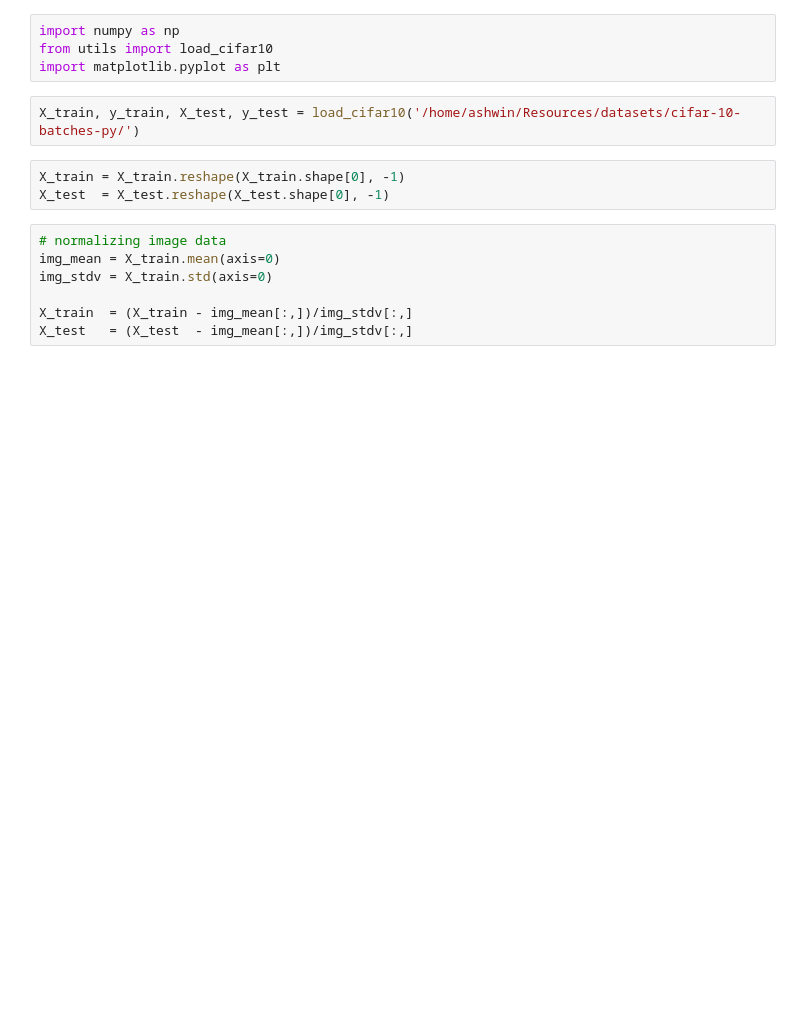
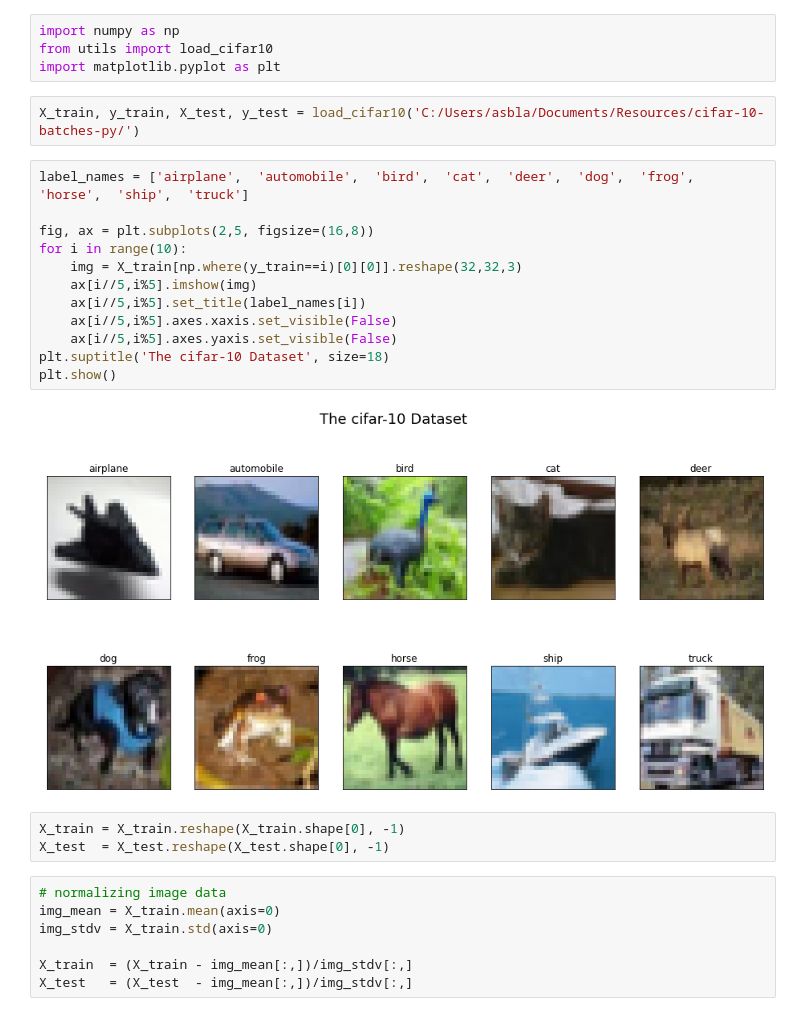
Before and after one commit to L-ashwin/learning-dl, a Jupyter notebook: Vision-Stanford/linearClassifier.ipynb, the cells around one changed output. Cells and saved outputs as stored; diff of their text form; blank space fills up the shorter version.

```diff
--- a/Vision-Stanford/linearClassifier.ipynb
+++ b/Vision-Stanford/linearClassifier.ipynb
@@ -3,7 +6,21 @@ import numpy as np
 from utils import load_cifar10
 import matplotlib.pyplot as plt
 # %%
-X_train, y_train, X_test, y_test = load_cifar10('/home/ashwin/Resources/datasets/cifar-10-batches-py/')
+X_train, y_train, X_test, y_test = load_cifar10('C:/Users/asbla/Documents/Resources/cifar-10-batches-py/')
+# %%
+label_names = ['airplane',  'automobile',  'bird',  'cat',  'deer',  'dog',  'frog',  'horse',  'ship',  'truck']
+
+fig, ax = plt.subplots(2,5, figsize=(16,8))
+for i in range(10):
+    img = X_train[np.where(y_train==i)[0][0]].reshape(32,32,3)
+    ax[i//5,i%5].imshow(img)
+    ax[i//5,i%5].set_title(label_names[i])
+    ax[i//5,i%5].axes.xaxis.set_visible(False)
+    ax[i//5,i%5].axes.yaxis.set_visible(False)
+plt.suptitle('The cifar-10 Dataset', size=18)
+plt.show()
+# %% [output]
+[figure, added]
 # %%
 X_train = X_train.reshape(X_train.shape[0], -1)
 X_test  = X_test.reshape(X_test.shape[0], -1)
```
Also changed, not shown: parts of 6 cells of this notebook, 1 other file.
